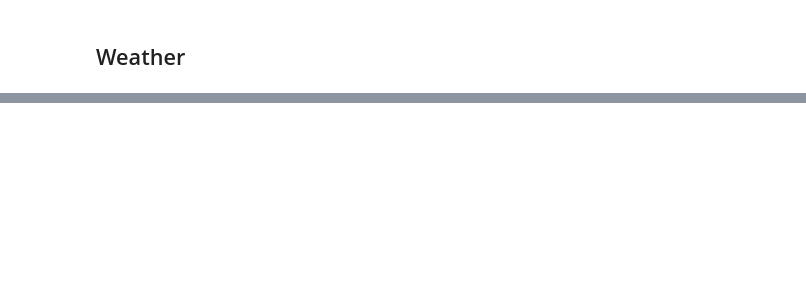
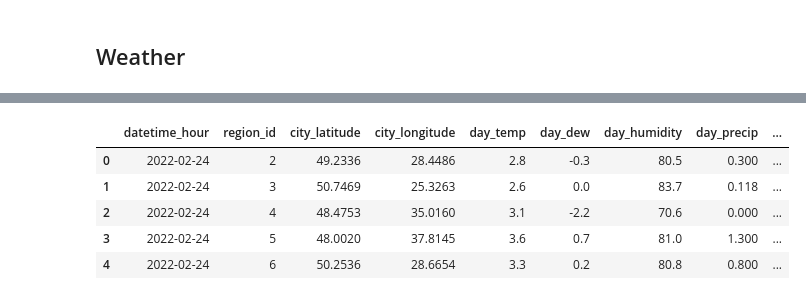
Before and after one commit to khorunzhaviktoriia/war-events-predictor-saas, a Jupyter notebook: forecasting/eda_nlp_preparation.ipynb, the cells around one changed output, grey strips where cells are left out. Cells and saved outputs as stored; diff of their text form; code cells hidden in the pictures; blank space fills up the shorter version.

```diff
--- a/forecasting/eda_nlp_preparation.ipynb
+++ b/forecasting/eda_nlp_preparation.ipynb
@@ -2097,2 +2240,6 @@ print(df_weather.shape)
+# %%
+df_weather_trimmed = df_weather[
+    (df_weather["datetime_hour"] >= start_dt) &
+    (df_weather["datetime_hour"] <= end_dt)]
 # %%
 df_alarm_hourly_full.head()
@@ -2099,2 +2262,9 @@ df_alarm_hourly_full.head()
 # %%
-df_weather.head()
+df_weather_trimmed.head()
+# %% [output]
+|  | datetime_hour | region_id | city_latitude | city_longitude | day_temp | day_dew | day_humidity | day_precip | ... |
+| 0 | 2022-02-24 | 2 | 49.2336 | 28.4486 | 2.8 | -0.3 | 80.5 | 0.300 | ... |
+| 1 | 2022-02-24 | 3 | 50.7469 | 25.3263 | 2.6 | 0.0 | 83.7 | 0.118 | ... |
+| 2 | 2022-02-24 | 4 | 48.4753 | 35.0160 | 3.1 | -2.2 | 70.6 | 0.000 | ... |
+| 3 | 2022-02-24 | 5 | 48.0020 | 37.8145 | 3.6 | 0.7 | 81.0 | 1.300 | ... |
+| 4 | 2022-02-24 | 6 | 50.2536 | 28.6654 | 3.3 | 0.2 | 80.8 | 0.800 | ... |
```
Also changed, not shown: parts of 35 cells of this notebook.
